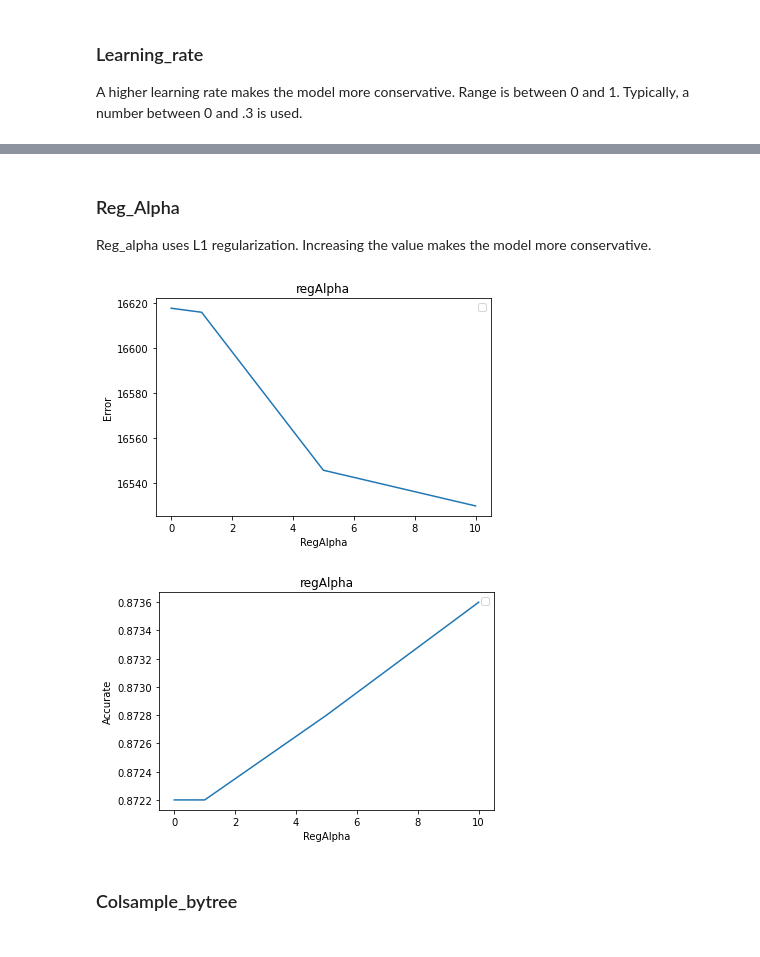
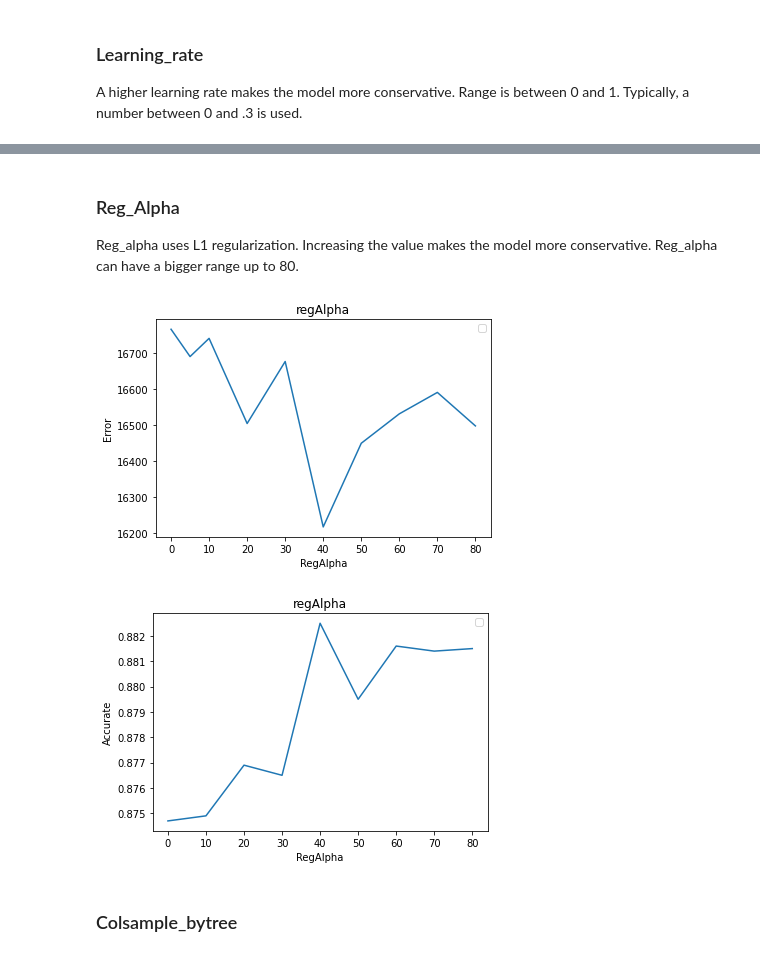
Before and after one commit to ScottySchmidt/MachineLearning, a Jupyter notebook: xgBoost.ipynb, the cells around one changed output, grey strips where cells are left out. Cells and saved outputs as stored; diff of their text form; code cells hidden in the pictures.

```diff
--- a/xgBoost.ipynb
+++ b/xgBoost.ipynb
@@ -170,17 +180,6 @@ sns.heatmap(corr, annot=True, mask=matrix)
 # %%
 #Too similiar variables:
 df=df.drop(['GarageYrBlt'], axis=1)
-# %%
-df['bathrooms']=df['BsmtHalfBath']+df['FullBath']+df['HalfBath']+df['BsmtHalfBath']
-
-#Had less than .001 feature importance:
-df=df.drop(['BsmtFinSF2','LowQualFinSF','BsmtHalfBath', 'FullBath',
-            '3SsnPorch', 'ScreenPorch','MiscVal', 'PoolArea',
-            'MoSold', 'EnclosedPorch', 'MasVnrArea', 'YrSold',
-             'BedroomAbvGr', 'BsmtFullBath', 'HalfBath'], axis=1)
-
-#After removing above, these had less than .004 feature importance:
-df=df.drop(['MSSubClass', 'LotFrontage', 'TotRmsAbvGrd' ], axis=1)
 # %% [markdown]
 # Split Data
 # %%
@@ -306,7 +305,7 @@ plt.show()
 ### Gamma
 Increasing gamma makes model more conservative. In this case, increasing Gamma makes almost no difference. It takes gamma to be 1000 to notice a slight decrease in error. Therefore, I do not use gamma in this particular case.
 # %%
-gammas=[0, 0.25, 0.5, 1.0, 3, 5, 100]
+gammas=[0, 0.25, 0.5, 1.0, 3, 5, 10]
 listMSE=[]
 listR2=[]
 
@@ -342,7 +341,7 @@ plt.show()
 ### Learning_rate
 A higher learning rate makes the model more conservative. Range is between 0 and 1. Typically, a number between 0 and .3 is used.
 # %%
-learning_rate = [0.01, 0.1, 0.2, 0.3, .5]
+learning_rate = [0.01, 0.1, 0.2, 0.3, .5, .6, .7, .8, .9]
 listMSE=[]
 listR2=[]
 
@@ -380,5 +379,5 @@ Reg_lambda uses L2 regularization.
 # %%
-regLam = [0, 1.0, 5.0, 10.0, 50.0] #0 is default
+regLam = [0, 1.0, 5.0, 10.0] #0 is default
 listMSE=[]
 listR2=[]
 
@@ -413,41 +412,41 @@ plt.show()
 # %% [markdown]
 ### Reg_Alpha
-Reg_alpha uses L1 regularization. Increasing the value makes the model more conservative.
+Reg_alpha uses L1 regularization. Increasing the value makes the model more conservative. Reg_alpha can have a bigger range up to 80.
 # %%
 def regAlpha():
-    numbers = [0, 1.0, 5.0, 10.0]  #0 is default
+    numbers = [0, 5.0, 10.0, 20, 30, 40, 50, 60, 70, 80]  #0 is default
     listMSE=[]
     listR2=[]
 
     for n in numbers:
         regressor = xgb.XGBRegressor(
             reg_alpha=n,
         )
         regressor.fit(X_train, y_train)
         y_pred = regressor.predict(X_test)
 
         xgMSE=mean_absolute_error(y_test, y_pred)
         xgR2 = r2_score(y_test, y_pred).round(4)
         listMSE.append(xgMSE)
         listR2.append(xgR2)
 
     plt.plot(numbers, listMSE)
     plt.title('regAlpha')
     plt.ylabel('Error')
     plt.xlabel('RegAlpha')
     plt.legend()
     plt.show()
 
     plt.plot(numbers, listR2)
     plt.title('regAlpha')
     plt.ylabel('Accurate')
     plt.xlabel('RegAlpha')
     plt.legend()
     plt.show()
 regAlpha()
 # %% [output]
-[figure, old version]
+[figure, new version]
-[figure, old version]
+[figure, new version]
 # %% [markdown]
 ### Colsample_bytree
 # %%
```
Also changed, not shown: parts of 29 cells of this notebook.
